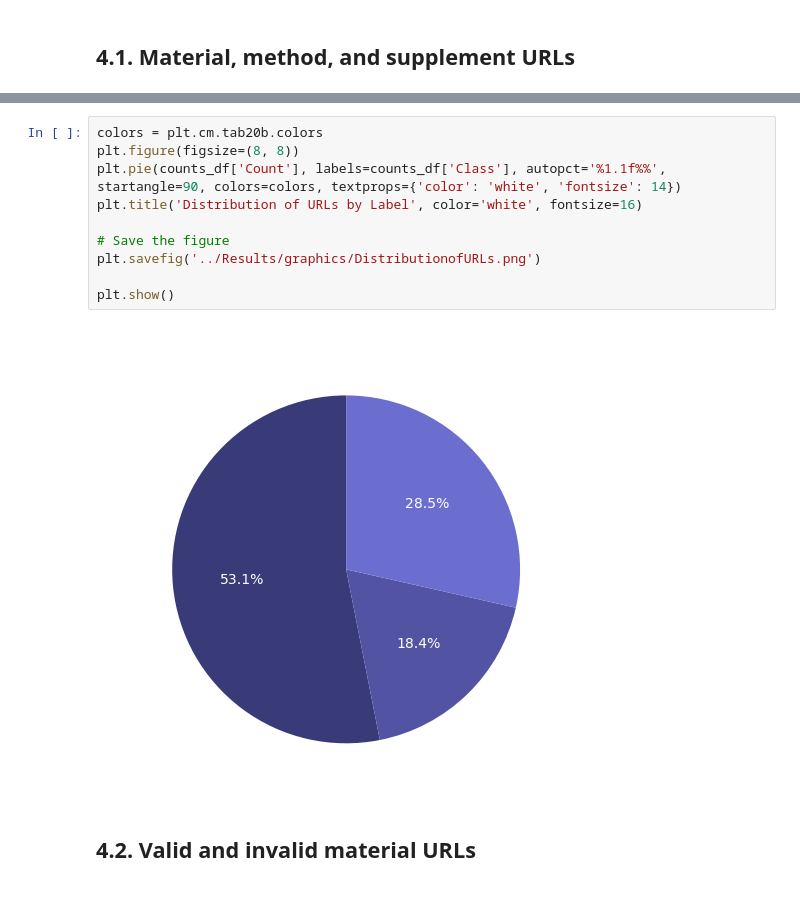
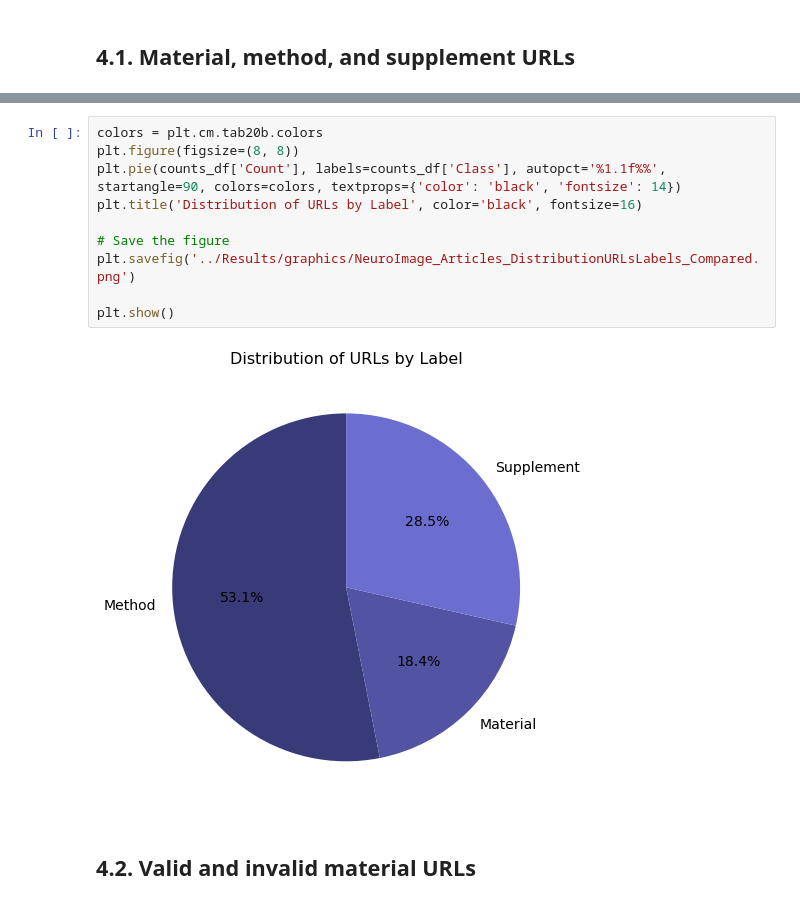
Before and after one commit to phantomloe/Thesis, a Jupyter notebook: Code/classifier_SciBERT_v2.ipynb, the cells around one changed output, grey strips where cells are left out. Drawn from its saved outputs; the diff is of its cells as text.

```diff
--- a/Code/classifier_SciBERT_v2.ipynb
+++ b/Code/classifier_SciBERT_v2.ipynb
@@ -1315,15 +1368,15 @@ URLs by label:
 # %%
 colors = plt.cm.tab20b.colors
 plt.figure(figsize=(8, 8))
-plt.pie(counts_df['Count'], labels=counts_df['Class'], autopct='%1.1f%%', startangle=90, colors=colors, textprops={'color': 'white', 'fontsize': 14})
-plt.title('Distribution of URLs by Label', color='white', fontsize=16)
+plt.pie(counts_df['Count'], labels=counts_df['Class'], autopct='%1.1f%%', startangle=90, colors=colors, textprops={'color': 'black', 'fontsize': 14})
+plt.title('Distribution of URLs by Label', color='black', fontsize=16)
 
 # Save the figure
-plt.savefig('../Results/graphics/DistributionofURLs.png')
+plt.savefig('../Results/graphics/NeuroImage_Articles_DistributionURLsLabels_Compared.png')
 
 plt.show()
 # %% [output]
-[figure, old version]
+[figure, new version]
 # %% [markdown]
 <a name='validandinvalidmaterialURLs'></a>
 ## 4.2. Valid and invalid material URLs
```
Also changed, not shown: parts of 7 cells of this notebook, 55 other files.
